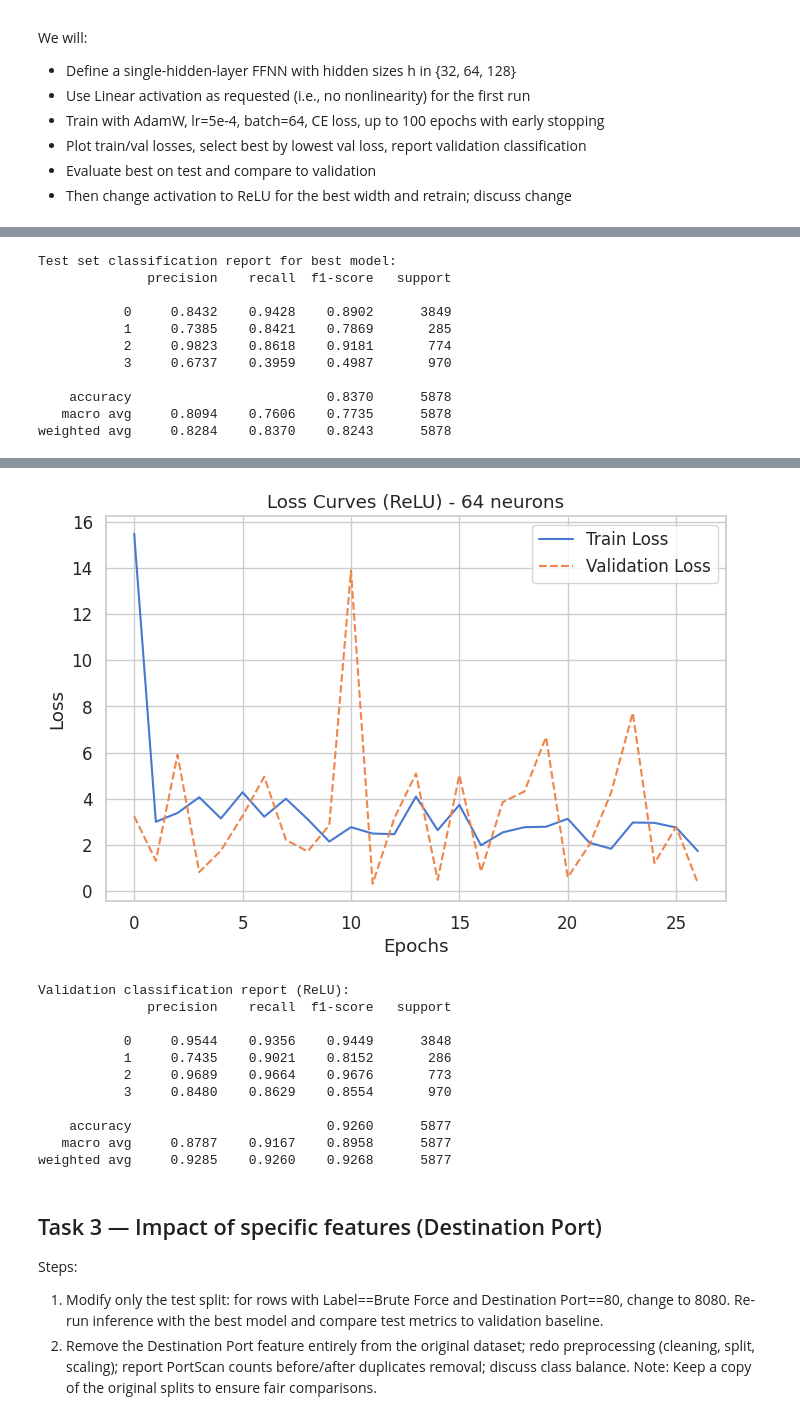
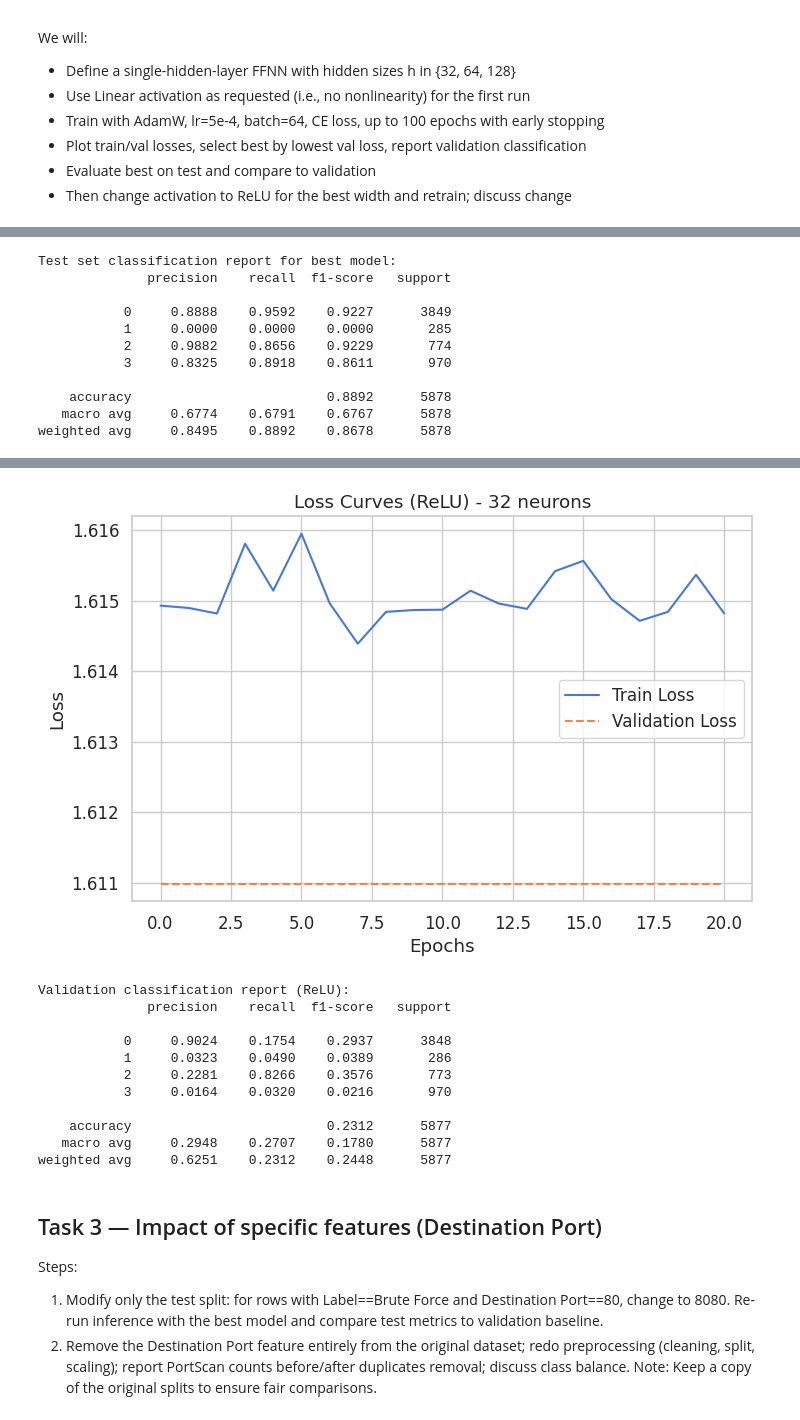
Before and after one commit to AImSecure/Laboratory1, a Jupyter notebook: lab/notebooks/Lab1_FFNN.ipynb, the cells around one changed output, grey strips where cells are left out. Cells and saved outputs as stored; diff of their text form; code cells hidden in the pictures.

```diff
--- a/lab/notebooks/Lab1_FFNN.ipynb
+++ b/lab/notebooks/Lab1_FFNN.ipynb
@@ -450,3 +466,15 @@ Scaling complete: continuous features scaled; binary/port features preserved.
+# %%
+# Standardize the features (StandardScaler)
+scaler1 = StandardScaler()
+X_train_std = scaler1.fit_transform(X_train)
+X_val_std = scaler1.transform(X_val)
+X_test_std = scaler1.transform(X_test)
+
+# Standardize the features (RobustScaler)
+scaler2 = RobustScaler()
+X_train_rob = scaler2.fit_transform(X_train)
+X_val_rob = scaler2.transform(X_val)
+X_test_rob = scaler2.transform(X_test)
 # %%
 # ------------------------------------------------------------
 # STEP 6 — Visual comparison of Standard vs Robust scaling
@@ -540,13 +540,13 @@ y_val_use   = y_val
 y_test_use  = y_test
 
 # Convert to PyTorch tensors
-X_train_tensor = torch.tensor(X_train_use.values, dtype=torch.float32)
-X_val_tensor   = torch.tensor(X_val_use.values, dtype=torch.float32)
-X_test_tensor  = torch.tensor(X_test_use.values, dtype=torch.float32)
+X_train_tensor = torch.tensor(X_train_use, dtype=torch.float32)
+X_val_tensor   = torch.tensor(X_val_use, dtype=torch.float32)
+X_test_tensor  = torch.tensor(X_test_use, dtype=torch.float32)
 
-y_train_tensor = torch.tensor(y_train_use.values, dtype=torch.long)
-y_val_tensor   = torch.tensor(y_val_use.values, dtype=torch.long)
-y_test_tensor  = torch.tensor(y_test_use.values, dtype=torch.long)
+y_train_tensor = torch.tensor(y_train_use, dtype=torch.long)
+y_val_tensor   = torch.tensor(y_val_use, dtype=torch.long)
+y_test_tensor  = torch.tensor(y_test_use, dtype=torch.long)
 
 # Create DataLoaders
 batch_size = 64
@@ -636,10 +639,16 @@ neurons_list = [32, 64, 128]
 trained_models = {}
 loss_curves = {}
 
+# Initialize the early stopping parameters
+min_delta_dict = {32: 0.0001, 64: 0.0001, 128: 0.0001}
+patience_dict = {32: 20, 64: 20, 128: 20}
+
 for n in neurons_list:
     print(f"\nTraining model with {n} neurons (Linear activation)...")
     model = ShallowNN(input_dim, n, output_dim, activation='linear')
-    model, train_loss, val_loss = train_model(model, train_loader, val_loader, epochs=100, lr=0.0005, patience=15)
+    criterion = nn.CrossEntropyLoss()
+    optimizer = optim.AdamW(model.parameters(), lr=0.0005)
+    model, train_loss, val_loss = train_model(model, train_loader, val_loader, epochs=100, optimizer=optimizer, criterion=criterion, min_delta=min_delta_dict[n], patience=patience_dict[n])
     trained_models[n] = model
     loss_curves[n] = (train_loss, val_loss)
 # %% [output]
@@ -721,7 +729,7 @@ weighted avg     0.8890    0.7975    0.8140      5877
 # STEP 6 — Select best model and evaluate on test set
 # -------------------------------------------------------------
 # Example: pick model with 64 neurons (replace with your best)
-best_n = 64
+best_n = 32
 best_model = trained_models[best_n]
 
 print("\nTest set classification report for best model:")
@@ -731,21 +739,25 @@ print(report_test)
 Test set classification report for best model:
               precision    recall  f1-score   support
 
-           0     0.8432    0.9428    0.8902      3849
-           1     0.7385    0.8421    0.7869       285
-           2     0.9823    0.8618    0.9181       774
-           3     0.6737    0.3959    0.4987       970
+           0     0.8888    0.9592    0.9227      3849
+           1     0.0000    0.0000    0.0000       285
+           2     0.9882    0.8656    0.9229       774
+           3     0.8325    0.8918    0.8611       970
 
-    accuracy                         0.8370      5878
-   macro avg     0.8094    0.7606    0.7735      5878
-weighted avg     0.8284    0.8370    0.8243      5878
+    accuracy                         0.8892      5878
+   macro avg     0.6774    0.6791    0.6767      5878
+weighted avg     0.8495    0.8892    0.8678      5878
 # %%
 # -------------------------------------------------------------
 # STEP 7 — Retrain best model with ReLU activation
 # -------------------------------------------------------------
 print(f"\nRetraining best model ({best_n} neurons) with ReLU activation...")
 model_relu = ShallowNN(input_dim, best_n, output_dim, activation='relu')
-model_relu, train_loss_relu, val_loss_relu = train_model(model_relu, train_loader, val_loader, epochs=100, lr=0.0005, patience=15)
+min_delta = 0.00001
+patience = 20
+criterion = nn.CrossEntropyLoss()
+optimizer = optim.AdamW(model.parameters(), lr=0.0005)
+model_relu, train_loss_relu, val_loss_relu = train_model(model_relu, train_loader, val_loader, epochs=100, optimizer=optimizer, criterion=criterion, min_delta=min_delta, patience=patience)
 
 # Plot loss curve
 plt.figure(figsize=(8,5))
@@ -770,15 +784,15 @@ Early stopping at epoch 27
-[figure, old version]
+[figure, new version]
 Validation classification report (ReLU):
               precision    recall  f1-score   support
 
-           0     0.9544    0.9356    0.9449      3848
-           1     0.7435    0.9021    0.8152       286
-           2     0.9689    0.9664    0.9676       773
-           3     0.8480    0.8629    0.8554       970
+           0     0.9024    0.1754    0.2937      3848
+           1     0.0323    0.0490    0.0389       286
+           2     0.2281    0.8266    0.3576       773
+           3     0.0164    0.0320    0.0216       970
 
-    accuracy                         0.9260      5877
-   macro avg     0.8787    0.9167    0.8958      5877
-weighted avg     0.9285    0.9260    0.9268      5877
+    accuracy                         0.2312      5877
+   macro avg     0.2948    0.2707    0.1780      5877
+weighted avg     0.6251    0.2312    0.2448      5877
 # %% [markdown]
 ## Task 3 — Impact of specific features (Destination Port)
 Steps:
```
Also changed, not shown: parts of 17 cells of this notebook.
